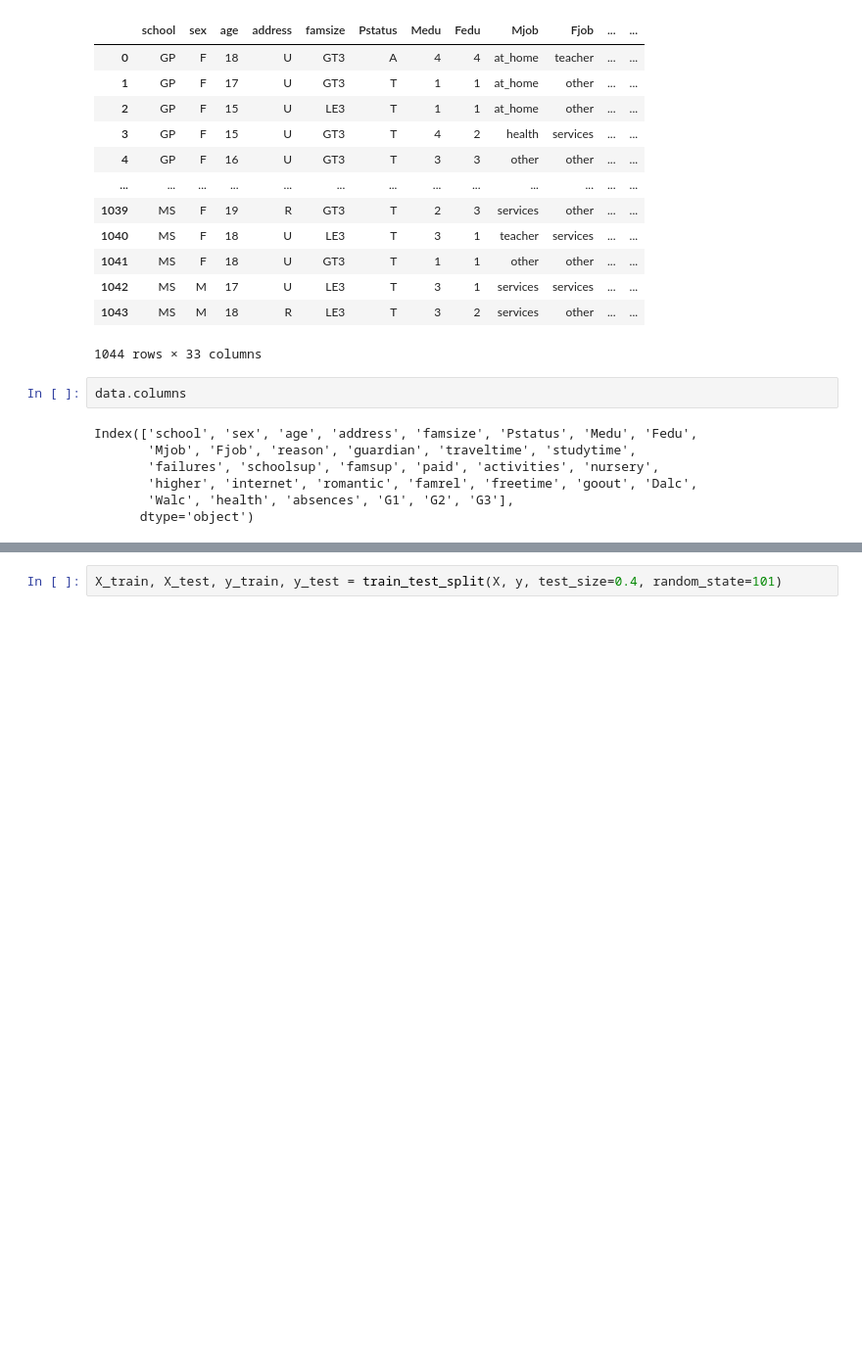
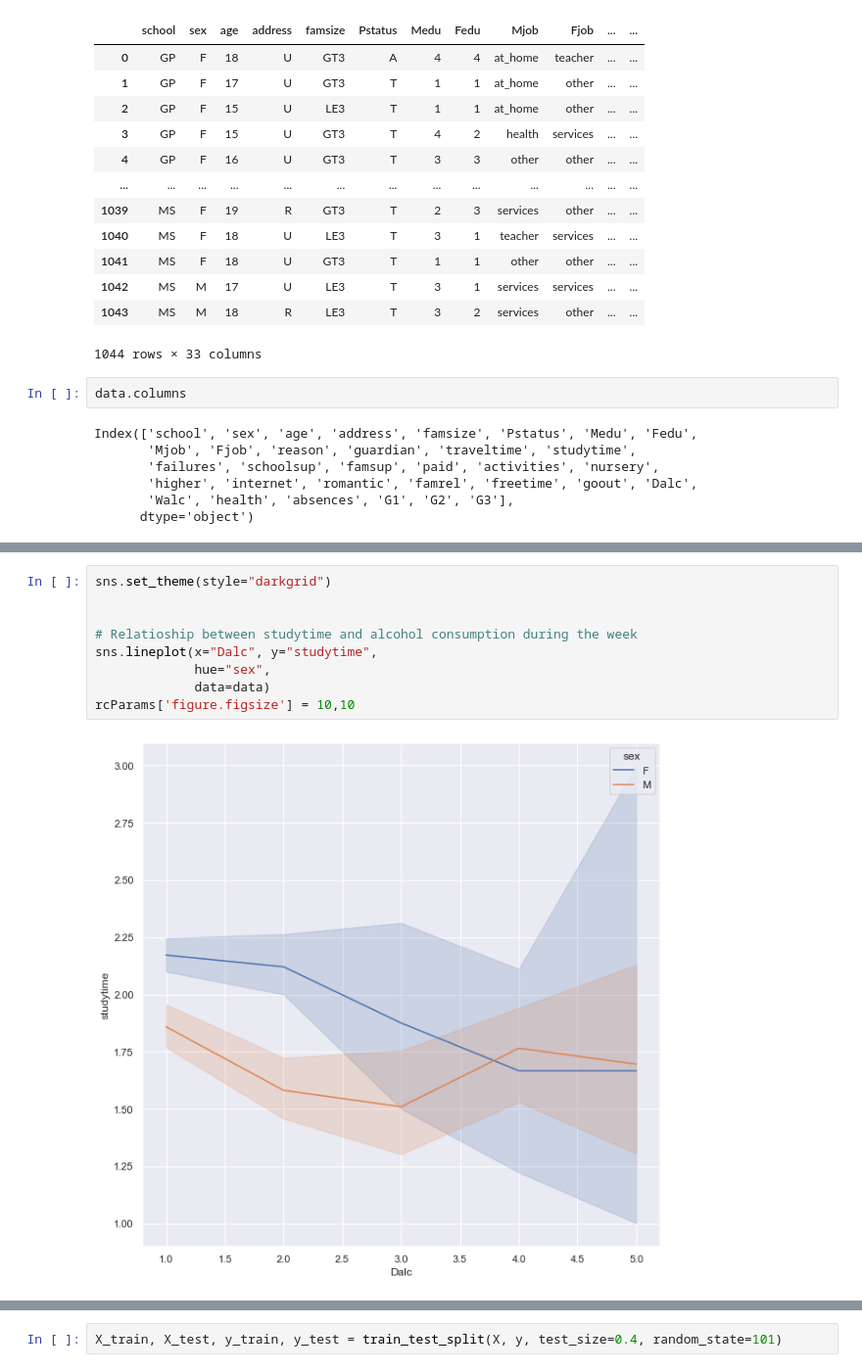
Before and after one commit to jaimiesj/health_outcomes, a Jupyter notebook: project_model.ipynb, the cells around one changed output, grey strips where cells are left out. Shown: that part at 98% size. Saved outputs shown, nothing was run; the diff lists cells and outputs as text; blank space fills up the shorter version.

```diff
--- a/project_model.ipynb
+++ b/project_model.ipynb
@@ -34,0 +48,11 @@ Index(['school', 'sex', 'age', 'address', 'famsize', 'Pstatus', 'Medu', 'Fedu',
+# %%
+sns.set_theme(style="darkgrid")
+
+
+# Relatioship between studytime and alcohol consumption during the week
+sns.lineplot(x="Dalc", y="studytime",
+             hue="sex",
+             data=data)
+rcParams['figure.figsize'] = 10,10
+# %% [output]
+[figure, added]
```
Also changed, not shown: parts of 26 cells of this notebook.
